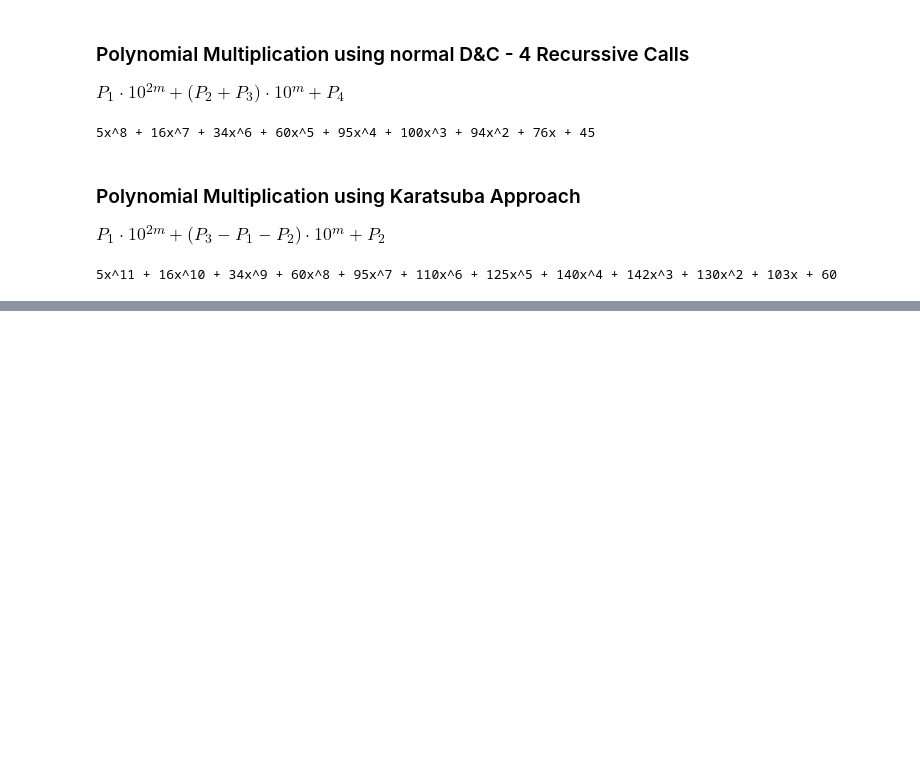
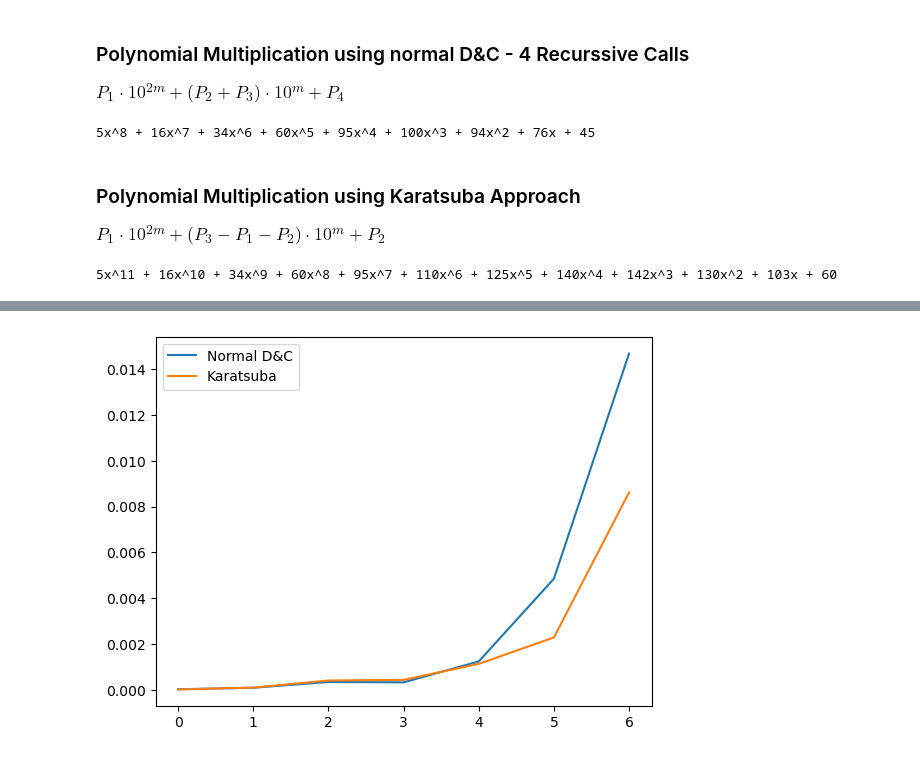
Before and after one commit to Sachcith/Sem-4-Projects, a Jupyter notebook: DAA/Polynomial Multiplication.ipynb, the cells around one changed output, grey strips where cells are left out. Drawn from its saved outputs; the diff is of its cells as text; code cells hidden in the pictures; blank space fills up the shorter version.

Commit message:
Plotting For Review 1

```diff
--- a/DAA/Polynomial Multiplication.ipynb
+++ b/DAA/Polynomial Multiplication.ipynb
@@ -187,3 +190,91 @@ result = display_result(polynomial_multiplication_DC_karatsuba([1,2,3,4,5],[5,6,
 print(result)
 # %% [output]
 5x^11 + 16x^10 + 34x^9 + 60x^8 + 95x^7 + 110x^6 + 125x^5 + 140x^4 + 142x^3 + 130x^2 + 103x + 60
+# %%
+poly_test = [
+    {
+        "A": [3],
+        "B": [5],
+        "C": [15]
+    },
+    {
+        "A": [1, 2],
+        "B": [3, 4],
+        "C": [3, 10, 8]
+    },
+    {
+        "A": [1, 0, 3, 2],
+        "B": [2, 1, 1, 0],
+        "C": [2, 1, 7, 7, 5, 2]
+    },
+    {
+        "A": [1, 2, 3, 4],
+        "B": [5, 6, 7, 8],
+        "C": [5, 16, 34, 60, 61, 52, 32]
+    },
+    {
+        "A": [1, 1, 1, 1, 1, 1, 1, 1],
+        "B": [1, 2, 3, 4, 5, 6, 7, 8],
+        "C": [1, 3, 6, 10, 15, 21, 28, 36, 35, 33, 30, 26, 21, 15, 8]
+    }
+]
+
+poly_test.append({
+    "A": [1,1,1,1,1,1,1,1,1,1,1,1,1,1,1,1],
+    "B": [1,2,3,4,5,6,7,8,9,10,11,12,13,14,15,16],
+    "C": [
+        1, 3, 6, 10, 15, 21, 28, 36,
+        45, 55, 66, 78, 91, 105, 120, 136,
+        135, 133, 130, 126, 121, 115, 108,
+        100, 91, 81, 70, 58, 45, 31, 16
+    ]
+}
+)
+
+poly_test.append({
+    "A": [1]*32,
+    "B": list(range(1,33)),
+    "C": [
+        1, 3, 6, 10, 15, 21, 28, 36,
+        45, 55, 66, 78, 91, 105, 120, 136,
+        153, 171, 190, 210, 231, 253, 276, 300,
+        325, 351, 378, 406, 435, 465, 496, 528,
+        527, 525, 522, 518, 513, 507, 500, 492,
+        483, 473, 462, 450, 437, 423, 408, 392,
+        375, 357, 338, 318, 297, 275, 252, 228,
+        203, 177, 150, 122, 93, 63, 32
+    ]
+}
+)
+
+answer_dc = []
+answer_k = []
+dc_time = []
+k_time = []
+
+for i in range(len(poly_test)):
+    A = poly_test[i]["A"]
+    B = poly_test[i]["B"]
+    C = poly_test[i]["C"]
+
+    # Divide & Conquer
+    start = t.time()
+    res_dc = polynomial_multiplication_DC_normal(A, B)
+    dc_time.append(round(t.time() - start, 6))
+    answer_dc.append(res_dc == C)
+
+    # Karatsuba
+    start = t.time()
+    res_k = polynomial_multiplication_DC_karatsuba(A, B)
+    k_time.append(round(t.time() - start, 6))
+    answer_k.append(res_k == C)
+
+print("DC Time:", dc_time)
+print("Karatsuba Time:", k_time)
+print("DC Correct:", answer_dc)
+print("Karatsuba Correct:", answer_k)
+plt.plot(dc_time)
+plt.plot(k_time)
+plt.legend(["Normal D&C","Karatsuba"])
+plt.show()
+# %% [output]
@@ -189,0 +285 @@ print(result)
+[figure, added]
```
Also changed, not shown: parts of 2 cells of this notebook, 1 other file.
